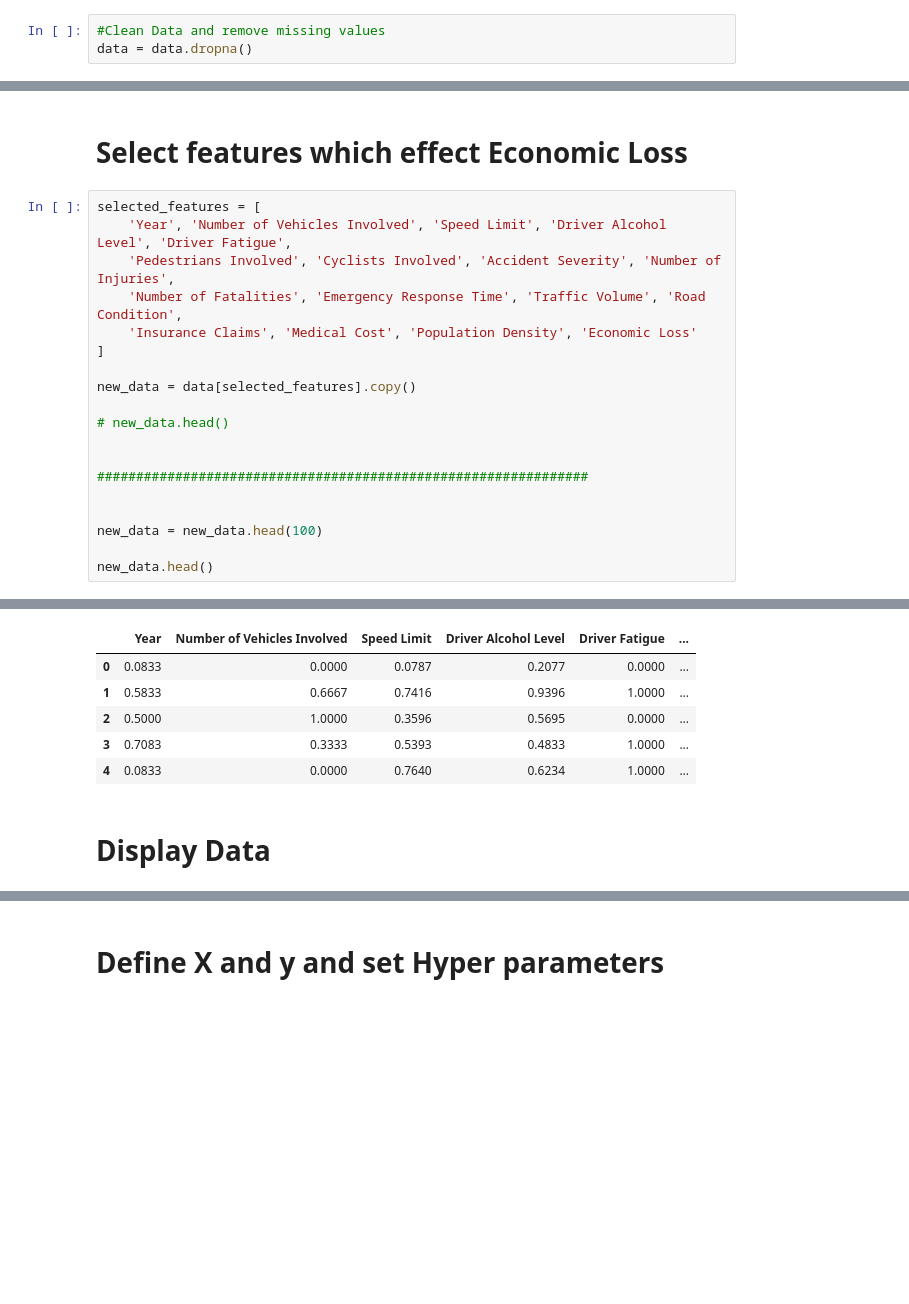
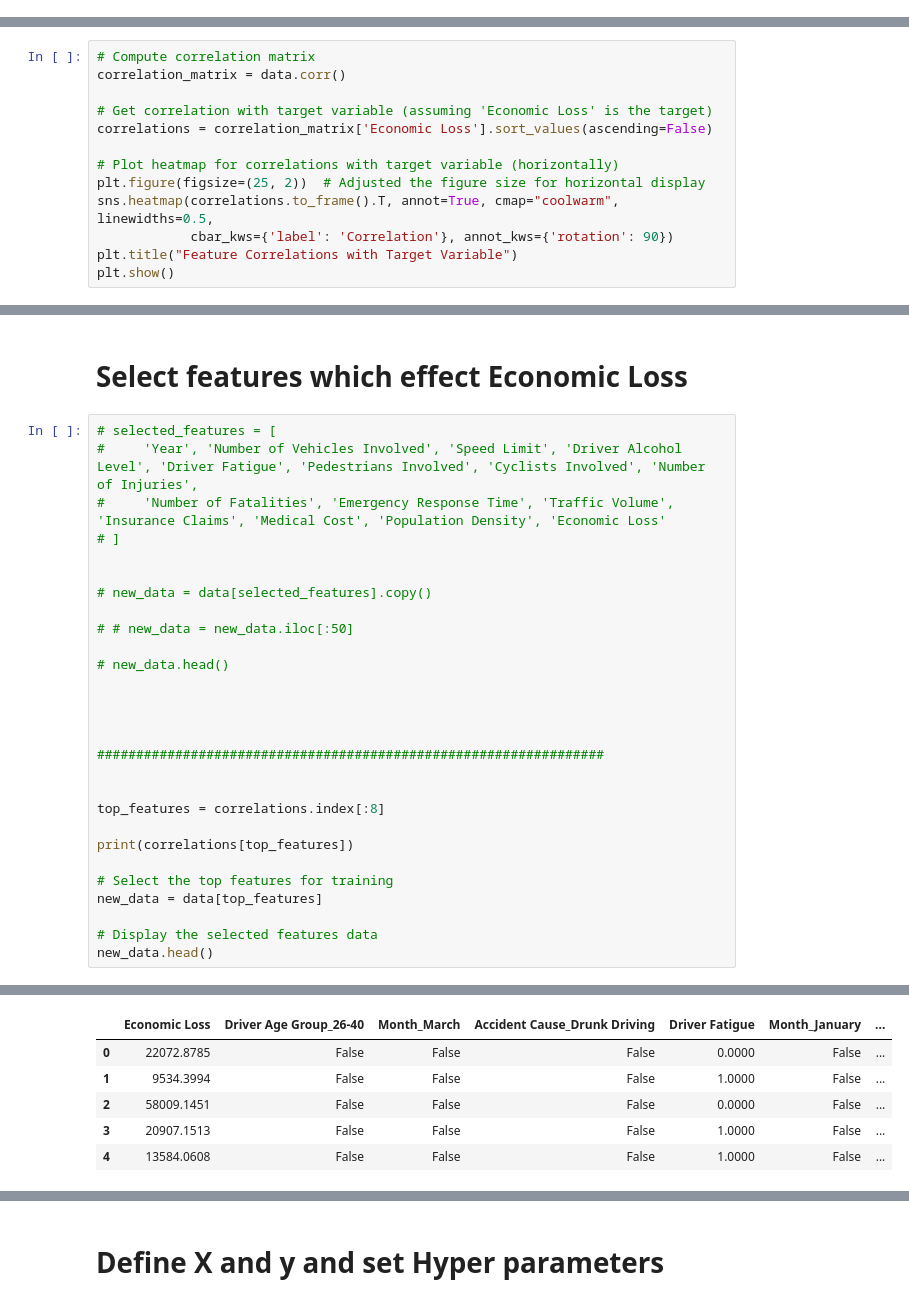
Before and after one commit to muhammadsaadx/Linear-Regression-from-Scratch, a Jupyter notebook: LinearRegression.ipynb, the cells around one changed output, grey strips where cells are left out. Saved outputs shown, nothing was run; the diff lists cells and outputs as text; blank space fills up the shorter version.

```diff
--- a/LinearRegression.ipynb
+++ b/LinearRegression.ipynb
@@ -57,6 +37,3 @@ np.int64(0)
-# %%
-#Clean Data and remove missing values
-data = data.dropna()
 # %% [markdown]
 # One Hot Encoding
 # %%
@@ -123,0 +107,13 @@ print(data.head())
+# %%
+# Compute correlation matrix
+correlation_matrix = data.corr()
+
+# Get correlation with target variable (assuming 'Economic Loss' is the target)
+correlations = correlation_matrix['Economic Loss'].sort_values(ascending=False)
+
+# Plot heatmap for correlations with target variable (horizontally)
+plt.figure(figsize=(25, 2))  # Adjusted the figure size for horizontal display
+sns.heatmap(correlations.to_frame().T, annot=True, cmap="coolwarm", linewidths=0.5,
+            cbar_kws={'label': 'Correlation'}, annot_kws={'rotation': 90})
+plt.title("Feature Correlations with Target Variable")
+plt.show()
@@ -124,22 +147,31 @@ print(data.head())
 # %% [markdown]
 # Select features which effect Economic Loss
 # %%
-selected_features = [
-    'Year', 'Number of Vehicles Involved', 'Speed Limit', 'Driver Alcohol Level', 'Driver Fatigue',
-    'Pedestrians Involved', 'Cyclists Involved', 'Accident Severity', 'Number of Injuries',
-    'Number of Fatalities', 'Emergency Response Time', 'Traffic Volume', 'Road Condition',
-    'Insurance Claims', 'Medical Cost', 'Population Density', 'Economic Loss'
-]
+# selected_features = [
+#     'Year', 'Number of Vehicles Involved', 'Speed Limit', 'Driver Alcohol Level', 'Driver Fatigue', 'Pedestrians Involved', 'Cyclists Involved', 'Number of Injuries',
+#     'Number of Fatalities', 'Emergency Response Time', 'Traffic Volume', 'Insurance Claims', 'Medical Cost', 'Population Density', 'Economic Loss'
+# ]
 
-new_data = data[selected_features].copy()
+
+# new_data = data[selected_features].copy()
+
+# # new_data = new_data.iloc[:50]
 
 # new_data.head()
 
 
-###############################################################
 
 
-new_data = new_data.head(100)
+#################################################################
 
+
+top_features = correlations.index[:8]
+
+print(correlations[top_features])
+
+# Select the top features for training
+new_data = data[top_features]
+
+# Display the selected features data
 new_data.head()
 # %% [output]
@@ -146,8 +187,6 @@ new_data.head()
-|  | Year | Number of Vehicles Involved | Speed Limit | Driver Alcohol Level | Driver Fatigue | ... |
-| 0 | 0.0833 | 0.0000 | 0.0787 | 0.2077 | 0.0000 | ... |
-| 1 | 0.5833 | 0.6667 | 0.7416 | 0.9396 | 1.0000 | ... |
-| 2 | 0.5000 | 1.0000 | 0.3596 | 0.5695 | 0.0000 | ... |
-| 3 | 0.7083 | 0.3333 | 0.5393 | 0.4833 | 1.0000 | ... |
-| 4 | 0.0833 | 0.0000 | 0.7640 | 0.6234 | 1.0000 | ... |
+|  | Economic Loss | Driver Age Group_26-40 | Month_March | Accident Cause_Drunk Driving | Driver Fatigue | Month_January | ... |
+| 0 | 22072.8785 | False | False | False | 0.0000 | False | ... |
+| 1 | 9534.3994 | False | False | False | 1.0000 | False | ... |
+| 2 | 58009.1451 | False | False | False | 0.0000 | False | ... |
+| 3 | 20907.1513 | False | False | False | 1.0000 | False | ... |
+| 4 | 13584.0608 | False | False | False | 1.0000 | False | ... |
-# %% [markdown]
-# Display Data
```
Also changed, not shown: parts of 25 cells of this notebook.
